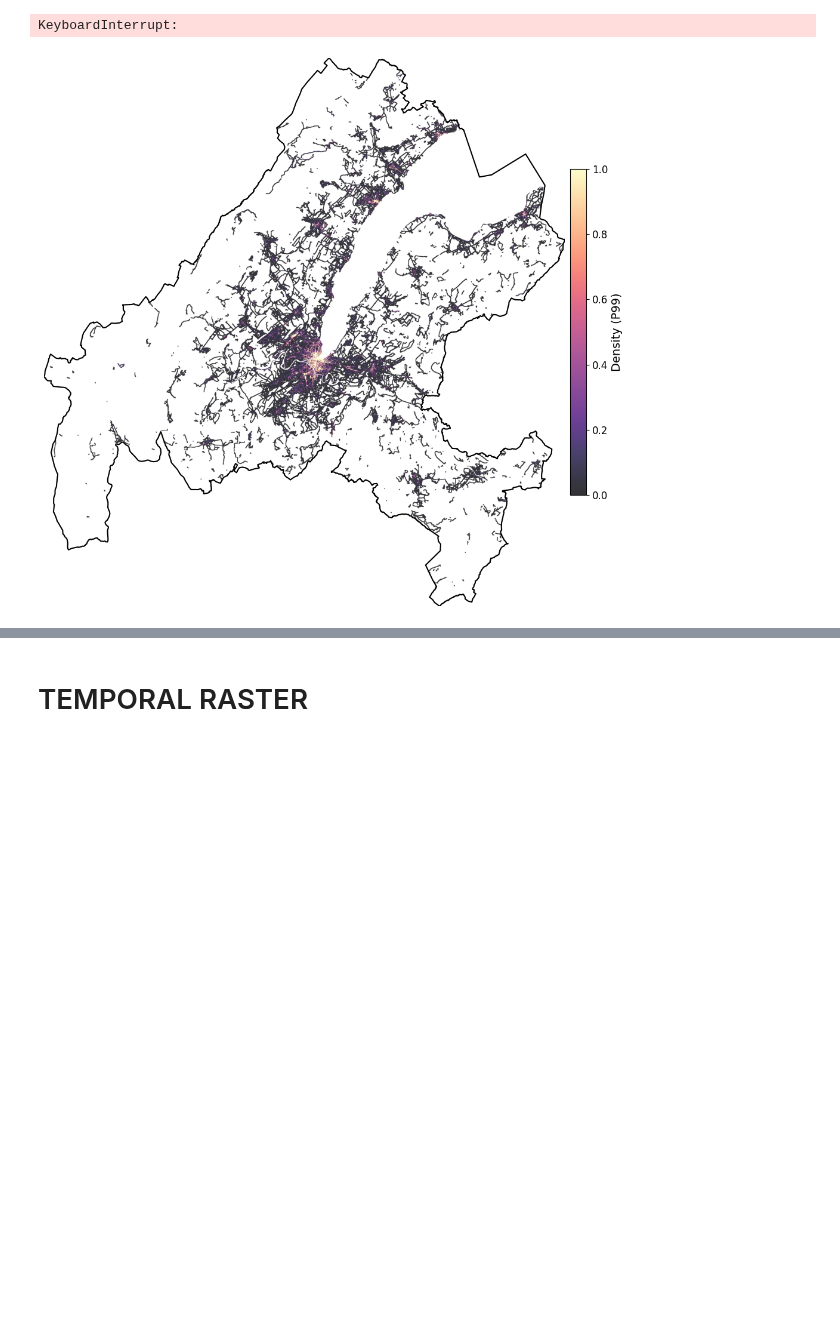
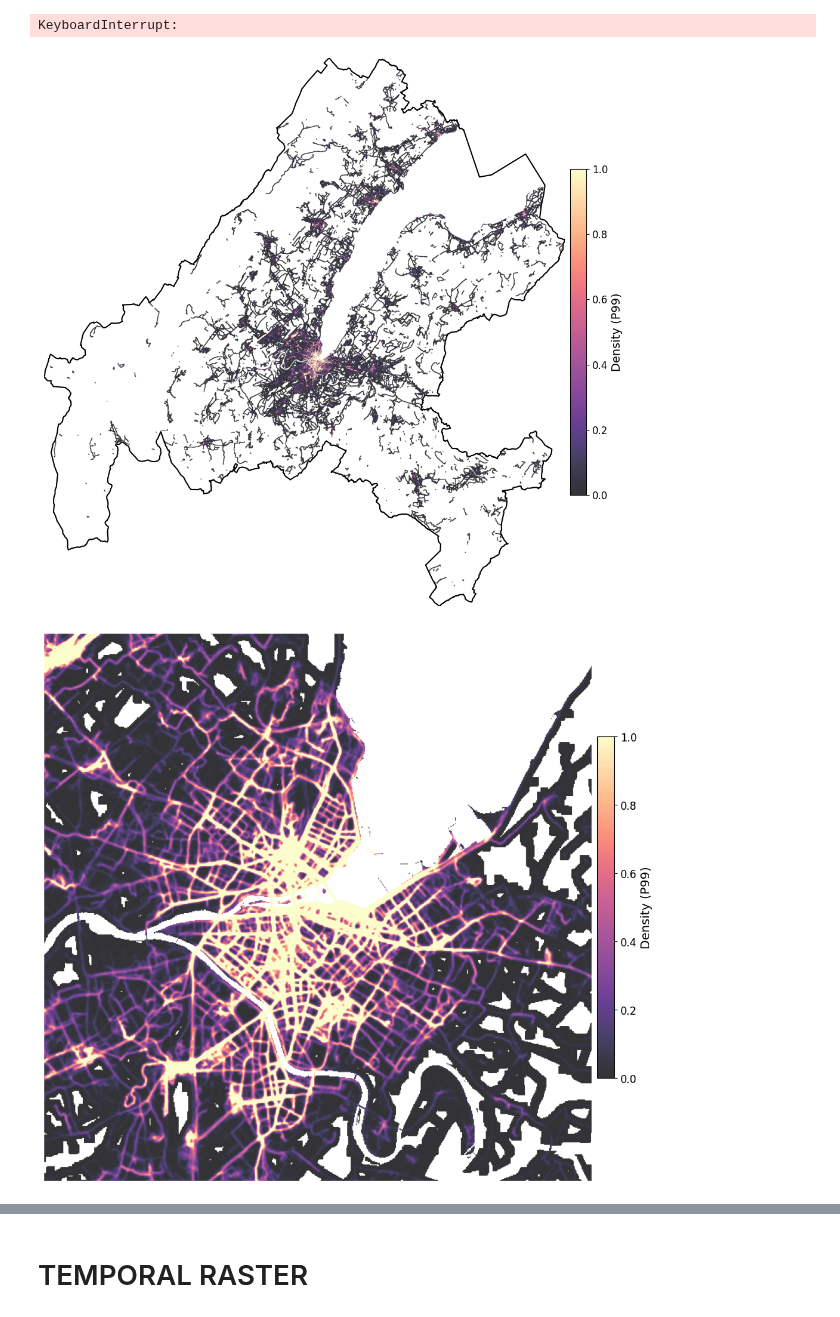
Before and after one commit to action-situee/PROJET_PIETON_GG, a Jupyter notebook: Notebook/PANEL_LEMANIQUE/03_RASTER_WALK_DENSITY.ipynb, the cells around one changed output, grey strips where cells are left out. Cells and saved outputs as stored; diff of their text form; code cells hidden in the pictures; blank space fills up the shorter version.

```diff
--- a/Notebook/PANEL_LEMANIQUE/03_RASTER_WALK_DENSITY.ipynb
+++ b/Notebook/PANEL_LEMANIQUE/03_RASTER_WALK_DENSITY.ipynb
@@ -736,31 +740,38 @@ print(meta_v2)
 KeyboardInterrupt:
 # %%
 # ─── Normalisation et plot ────────────────────────────────────────────────────
-raster_mean_clipped_v2=load_raster(f"/Users/maximiliantrique/Documents/GitHub/projet-index-walk-bike-ge-gg/Data/output/PL_output","density_all")
+raster_mean_clipped_v2=load_raster(f"/Users/maximiliantrique/Documents/GitHub/projet_pieton_gg/Data/output/PL_output","density_all")
 d_max_v2          = compute_scale([raster_mean_clipped_v2], clip_percentile, mode=norm_mode)
 raster_mean_norm_v2 = normalize_raster(raster_mean_clipped_v2, d_max_v2, mode=norm_mode)
 
 plot_density_map(
     raster_mean_norm_v2,
-    title=None,
+     title=None,
     # title=f"Mean Daily Pedestrian Density — All users\nn_users={meta_v2['n_users_valid']} | norm={norm_mode} | P{clip_percentile}",
     extent=extent,
     canton_GE=agglo_GG,
-    girec=None
+    girec=None,
+    zoom_bounds=None
 )
 
-# plot_density_map(
-#     raster_mean_norm_v2,
-#     title=f"Mean Daily Pedestrian Density — Zoom {focus_commune_name}\nAll users | norm={norm_mode} | P{clip_percentile}",
-#     extent=extent,
-#     canton_GE=agglo_GG,
-#     girec=girec,
-#     focus=focus_commune,
-#     zoom_bounds=(xmin_z, ymin_z, xmax_z, ymax_z),
-#     margin=margin
+
+zoom_centre = (2498800, 1116300, 2502300, 1119300)   # (xmin, ymin, xmax, ymax) – hypercentre
+zoom_ville  = (2497300, 1114800, 2503300, 1120800)   # (xmin, ymin, xmax, ymax) – Ville de Genève
+
+
+plot_density_map(
+    raster_mean_norm_v2,
+     title=None,
+    # title=f"Mean Daily Pedestrian Density — All users\nn_users={meta_v2['n_users_valid']} | norm={norm_mode} | P{clip_percentile}",
+    extent=extent,
+    canton_GE=agglo_GG,
+    girec=None,
+    zoom_bounds=zoom_ville
+)
 # )
 # %% [output]
 [figure]
+[figure, added]
 # %%
 # ─── Distribution des valeurs de pixels — raster all users ───────────────────
 vals_all    = raster_mean_clipped_v2[~np.isnan(raster_mean_clipped_v2)]
```
Also changed, not shown: parts of 8 cells of this notebook, 11 other files.
